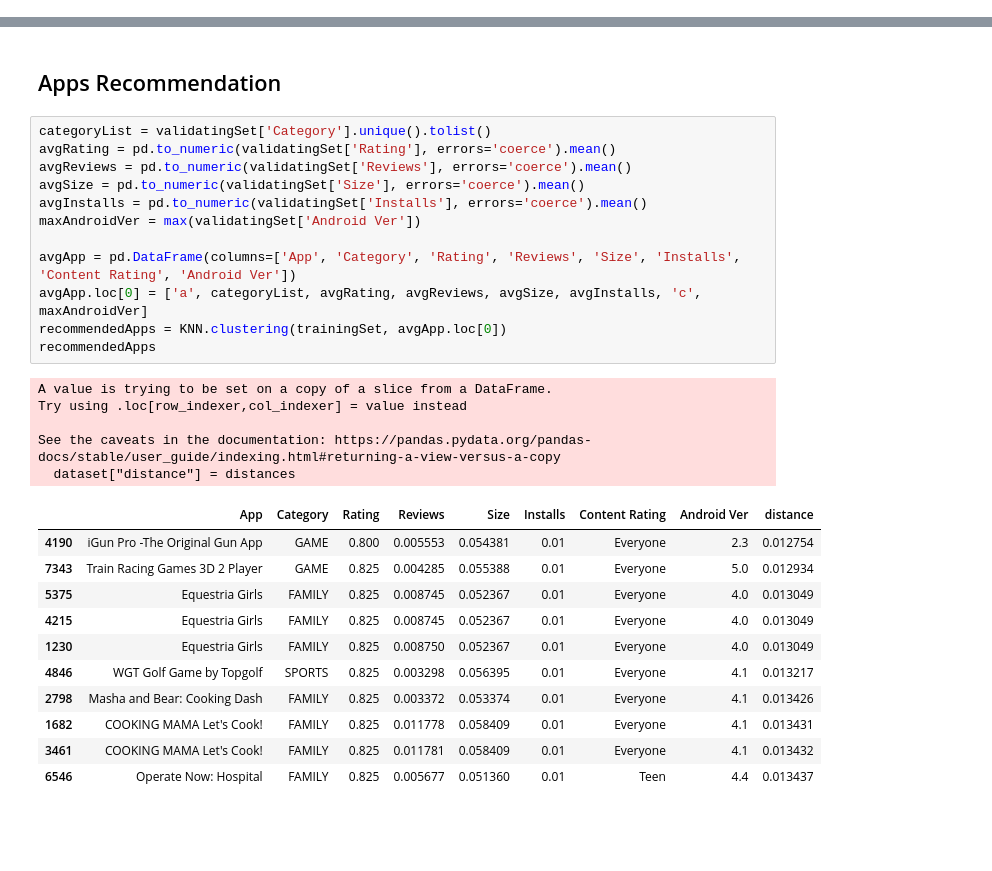
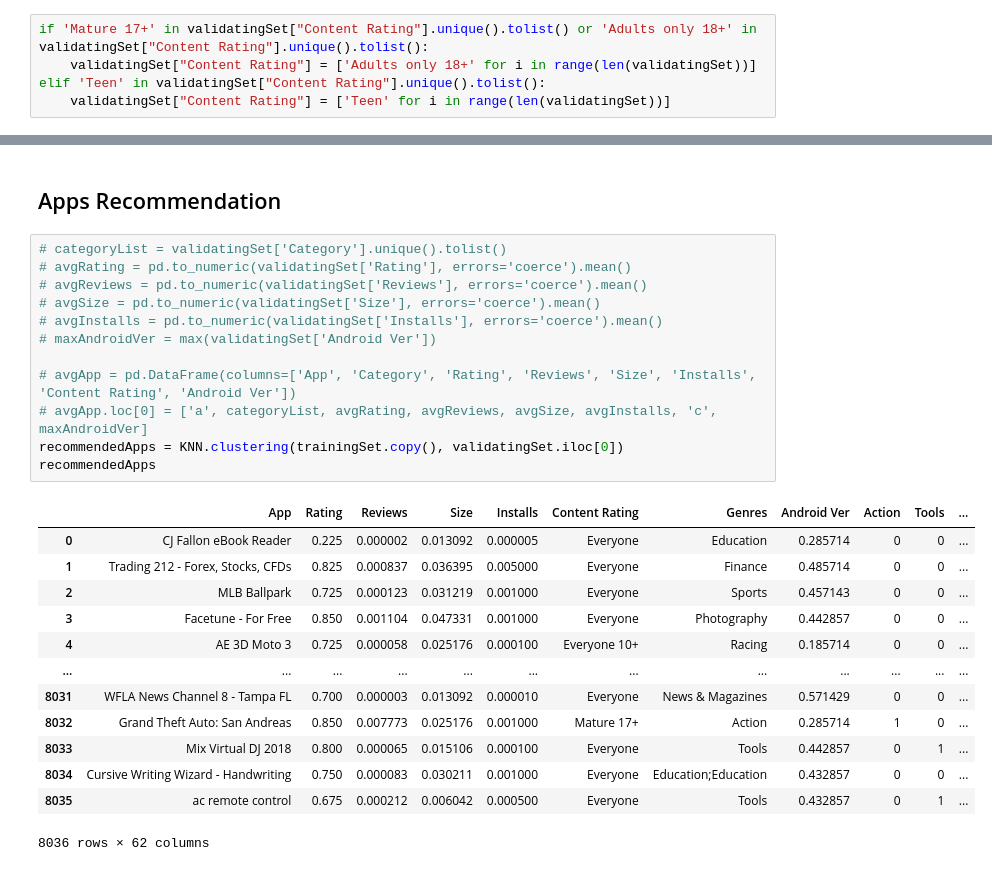
Before and after one commit to RavMRafiki/Recommendation-System, a Jupyter notebook: App_recommendation_system.ipynb, the cells around one changed output, grey strips where cells are left out. Saved outputs shown, nothing was run; the diff lists cells and outputs as text; blank space fills up the shorter version.

```diff
--- a/App_recommendation_system.ipynb
+++ b/App_recommendation_system.ipynb
@@ -73,0 +154,5 @@ validatingSet
+# %%
+if 'Mature 17+' in validatingSet["Content Rating"].unique().tolist() or 'Adults only 18+' in validatingSet["Content Rating"].unique().tolist():
+    validatingSet["Content Rating"] = ['Adults only 18+' for i in range(len(validatingSet))]
+elif 'Teen' in validatingSet["Content Rating"].unique().tolist():
+    validatingSet["Content Rating"] = ['Teen' for i in range(len(validatingSet))]
@@ -92,31 +215,28 @@ class KNN:
 # %% [markdown]
 <h2>Apps Recommendation</h2>
 # %%
-categoryList = validatingSet['Category'].unique().tolist()
-avgRating = pd.to_numeric(validatingSet['Rating'], errors='coerce').mean()
-avgReviews = pd.to_numeric(validatingSet['Reviews'], errors='coerce').mean()
-avgSize = pd.to_numeric(validatingSet['Size'], errors='coerce').mean()
-avgInstalls = pd.to_numeric(validatingSet['Installs'], errors='coerce').mean()
-maxAndroidVer = max(validatingSet['Android Ver'])
+# categoryList = validatingSet['Category'].unique().tolist()
+# avgRating = pd.to_numeric(validatingSet['Rating'], errors='coerce').mean()
+# avgReviews = pd.to_numeric(validatingSet['Reviews'], errors='coerce').mean()
+# avgSize = pd.to_numeric(validatingSet['Size'], errors='coerce').mean()
+# avgInstalls = pd.to_numeric(validatingSet['Installs'], errors='coerce').mean()
+# maxAndroidVer = max(validatingSet['Android Ver'])
 
-avgApp = pd.DataFrame(columns=['App', 'Category', 'Rating', 'Reviews', 'Size', 'Installs', 'Content Rating', 'Android Ver'])
-avgApp.loc[0] = ['a', categoryList, avgRating, avgReviews, avgSize, avgInstalls, 'c', maxAndroidVer]
-recommendedApps = KNN.clustering(trainingSet, avgApp.loc[0])
+# avgApp = pd.DataFrame(columns=['App', 'Category', 'Rating', 'Reviews', 'Size', 'Installs', 'Content Rating', 'Android Ver'])
+# avgApp.loc[0] = ['a', categoryList, avgRating, avgReviews, avgSize, avgInstalls, 'c', maxAndroidVer]
+recommendedApps = KNN.clustering(trainingSet.copy(), validatingSet.iloc[0])
 recommendedApps
 # %% [output]
+|  | App | Rating | Reviews | Size | Installs | Content Rating | Genres | Android Ver | Action | Tools | ... |
+| 0 | CJ Fallon eBook Reader | 0.225 | 0.000002 | 0.013092 | 0.000005 | Everyone | Education | 0.285714 | 0 | 0 | ... |
+| 1 | Trading 212 - Forex, Stocks, CFDs | 0.825 | 0.000837 | 0.036395 | 0.005000 | Everyone | Finance | 0.485714 | 0 | 0 | ... |
+| 2 | MLB Ballpark | 0.725 | 0.000123 | 0.031219 | 0.001000 | Everyone | Sports | 0.457143 | 0 | 0 | ... |
+| 3 | Facetune - For Free | 0.850 | 0.001104 | 0.047331 | 0.001000 | Everyone | Photography | 0.442857 | 0 | 0 | ... |
+| 4 | AE 3D Moto 3 | 0.725 | 0.000058 | 0.025176 | 0.000100 | Everyone 10+ | Racing | 0.185714 | 0 | 0 | ... |
+| ... | ... | ... | ... | ... | ... | ... | ... | ... | ... | ... | ... |
+| 8031 | WFLA News Channel 8 - Tampa FL | 0.700 | 0.000003 | 0.013092 | 0.000010 | Everyone | News & Magazines | 0.571429 | 0 | 0 | ... |
+| 8032 | Grand Theft Auto: San Andreas | 0.850 | 0.007773 | 0.025176 | 0.001000 | Mature 17+ | Action | 0.285714 | 1 | 0 | ... |
+| 8033 | Mix Virtual DJ 2018 | 0.800 | 0.000065 | 0.015106 | 0.000100 | Everyone | Tools | 0.442857 | 0 | 1 | ... |
+| 8034 | Cursive Writing Wizard - Handwriting | 0.750 | 0.000083 | 0.030211 | 0.001000 | Everyone | Education;Education | 0.432857 | 0 | 0 | ... |
+| 8035 | ac remote control | 0.675 | 0.000212 | 0.006042 | 0.000500 | Everyone | Tools | 0.432857 | 0 | 1 | ... |
-A value is trying to be set on a copy of a slice from a DataFrame.
-Try using .loc[row_indexer,col_indexer] = value instead
-
-See the caveats in the documentation: https://pandas.pydata.org/pandas-docs/stable/user_guide/indexing.html#returning-a-view-versus-a-copy
-  dataset["distance"] = distances
+8036 rows × 62 columns
-|  | App | Category | Rating | Reviews | Size | Installs | Content Rating | Android Ver | distance |
-| 4190 | iGun Pro -The Original Gun App | GAME | 0.800 | 0.005553 | 0.054381 | 0.01 | Everyone | 2.3 | 0.012754 |
-| 7343 | Train Racing Games 3D 2 Player | GAME | 0.825 | 0.004285 | 0.055388 | 0.01 | Everyone | 5.0 | 0.012934 |
-| 5375 | Equestria Girls | FAMILY | 0.825 | 0.008745 | 0.052367 | 0.01 | Everyone | 4.0 | 0.013049 |
-| 4215 | Equestria Girls | FAMILY | 0.825 | 0.008745 | 0.052367 | 0.01 | Everyone | 4.0 | 0.013049 |
-| 1230 | Equestria Girls | FAMILY | 0.825 | 0.008750 | 0.052367 | 0.01 | Everyone | 4.0 | 0.013049 |
-| 4846 | WGT Golf Game by Topgolf | SPORTS | 0.825 | 0.003298 | 0.056395 | 0.01 | Everyone | 4.1 | 0.013217 |
-| 2798 | Masha and Bear: Cooking Dash | FAMILY | 0.825 | 0.003372 | 0.053374 | 0.01 | Everyone | 4.1 | 0.013426 |
-| 1682 | COOKING MAMA Let's Cook! | FAMILY | 0.825 | 0.011778 | 0.058409 | 0.01 | Everyone | 4.1 | 0.013431 |
-| 3461 | COOKING MAMA Let's Cook! | FAMILY | 0.825 | 0.011781 | 0.058409 | 0.01 | Everyone | 4.1 | 0.013432 |
-| 6546 | Operate Now: Hospital | FAMILY | 0.825 | 0.005677 | 0.051360 | 0.01 | Teen | 4.4 | 0.013437 |
```
Also changed, not shown: parts of 11 cells of this notebook.
